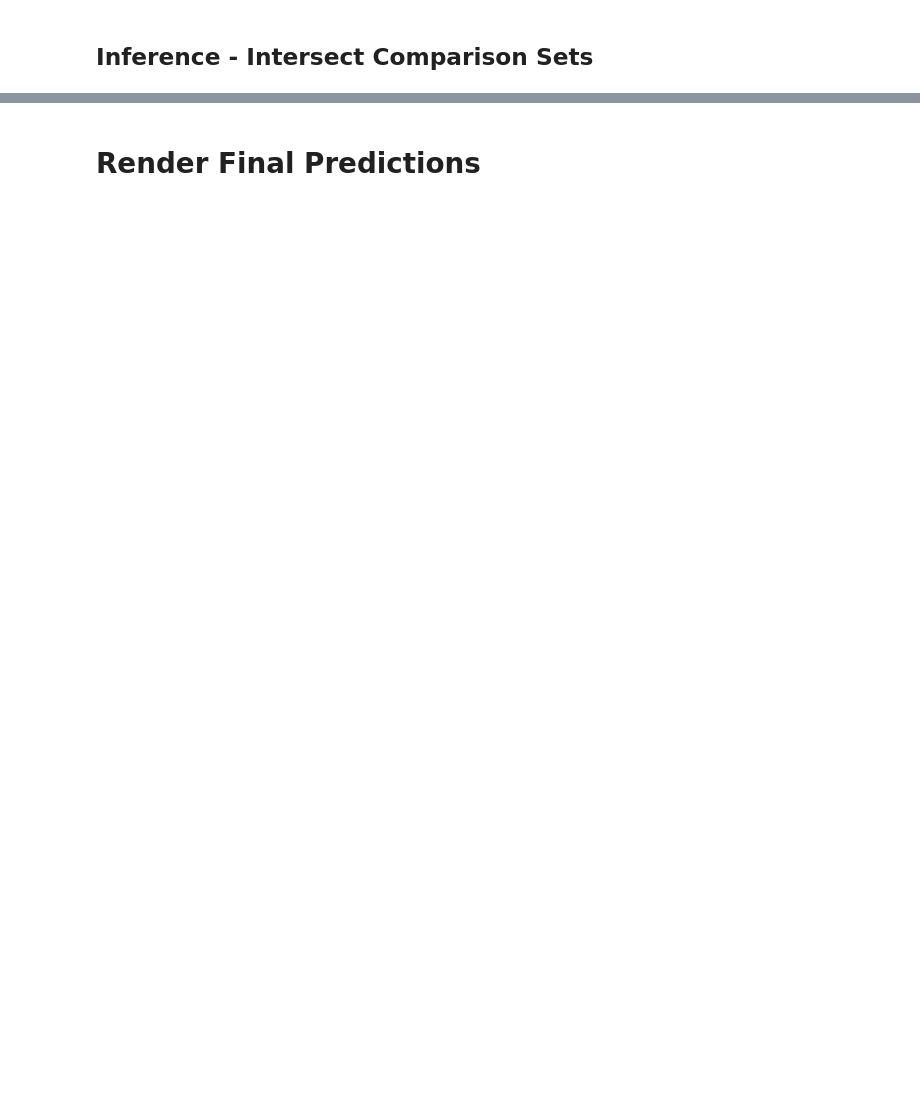
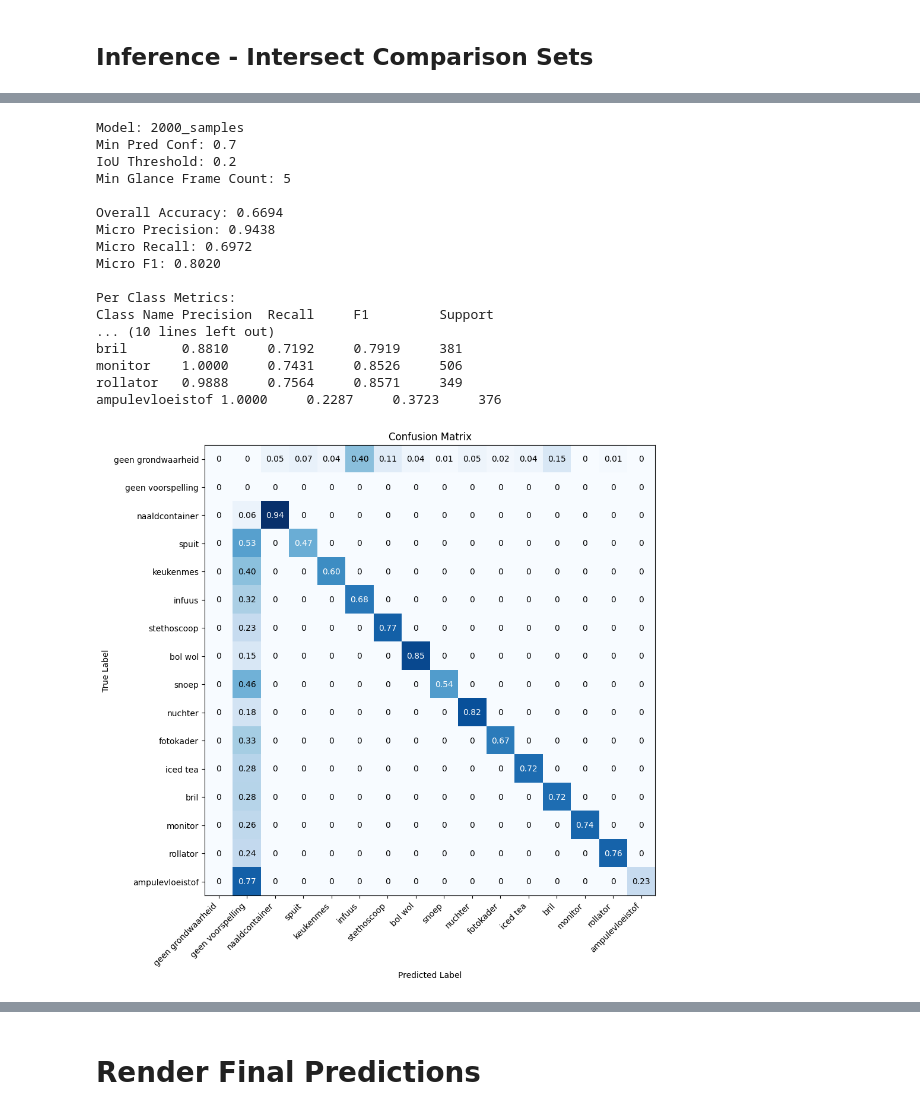
Before and after one commit to ilianbronchart/bachelorproef, a Jupyter notebook: experiment/13_predict_object_detection.ipynb, the cells around one changed output, grey strips where cells are left out. Cells and saved outputs as stored; diff of their text form; code cells hidden in the pictures; blank space fills up the shorter version.

```diff
--- a/experiment/13_predict_object_detection.ipynb
+++ b/experiment/13_predict_object_detection.ipynb
@@ -602,0 +904,28 @@ Class ID   Precision  Recall     F1         Support    Unknown Rate
+# %%
+best_grid_search_result = get_best_grid_search_result(
+    grid_sesarch_results=grid_search_results,
+    metric="micro_f1"
+)
+
+render_grid_search_result(
+    result=best_grid_search_result
+)
+# %% [output]
+Model: 2000_samples
+Min Pred Conf: 0.7
+IoU Threshold: 0.2
+Min Glance Frame Count: 5
+
+Overall Accuracy: 0.6694
+Micro Precision: 0.9438
+Micro Recall: 0.6972
+Micro F1: 0.8020
+
+Per Class Metrics:
+Class Name Precision  Recall     F1         Support
+... (10 lines left out)
+bril       0.8810     0.7192     0.7919     381
+monitor    1.0000     0.7431     0.8526     506
+rollator   0.9888     0.7564     0.8571     349
+ampulevloeistof 1.0000     0.2287     0.3723     376
+[figure, added]
```
Also changed, not shown: parts of 14 cells of this notebook, 14 other files.
